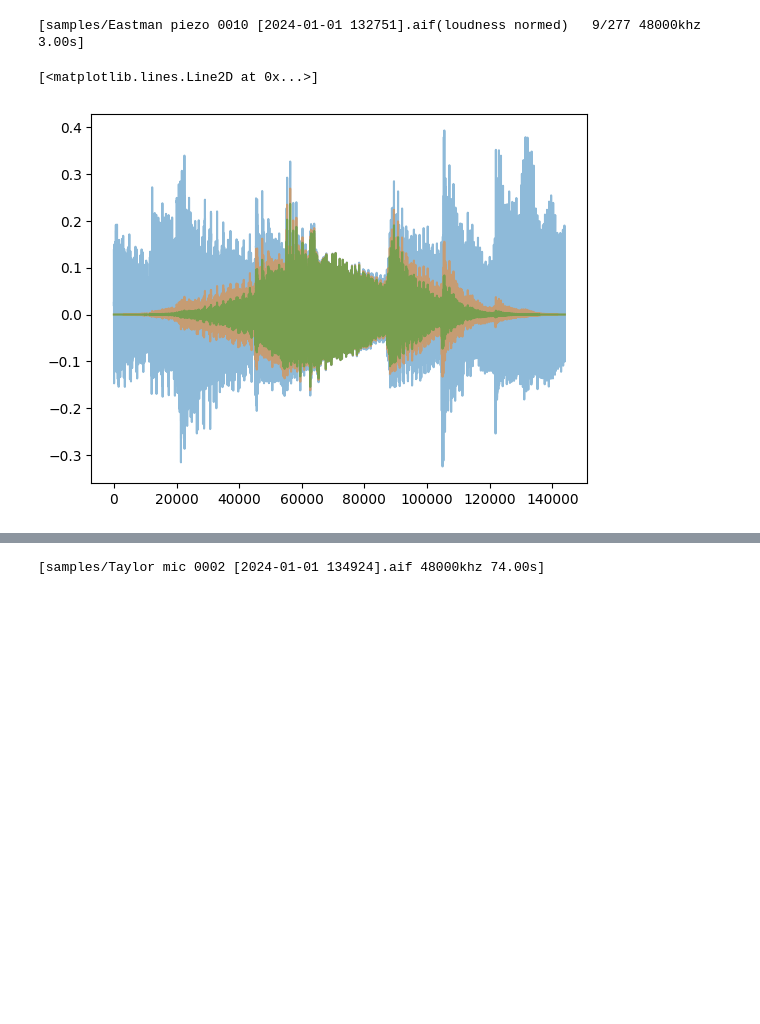
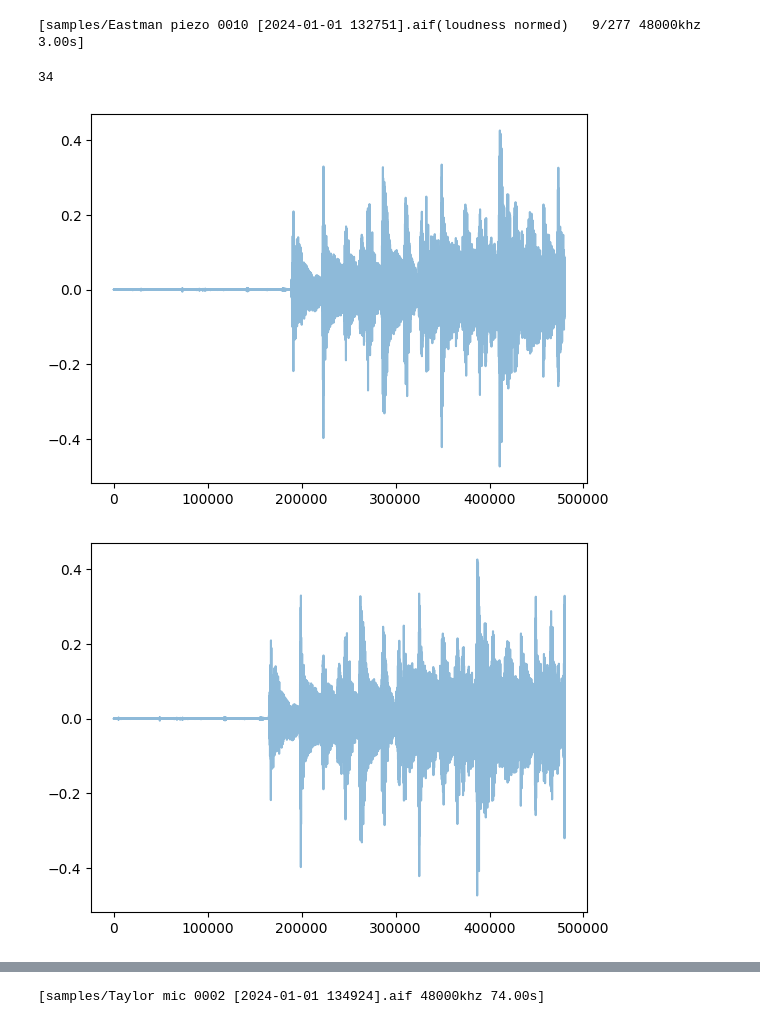
Before and after one commit to andrewwilson/impulseResponses, a Jupyter notebook: Analysis.ipynb, the cells around one changed output, grey strips where cells are left out. Drawn from its saved outputs; the diff is of its cells as text; code cells hidden in the pictures; blank space fills up the shorter version.

```diff
--- a/Analysis.ipynb
+++ b/Analysis.ipynb
@@ -208,10 +225,15 @@ slice = slices[8]
 slice
 # %% [output]
 [samples/Eastman piezo 0010 [2024-01-01 132751].aif(loudness normed)   9/277 48000khz 3.00s]
+# %%
+len(sample.slices(10, 0.81))
+# %% [output]
+34
 # %%
-plt.plot(slice.signal,alpha=0.5)
-plt.plot(slice.signal * np.blackman(len(slice.signal)), alpha=0.5)
-plt.plot(slice.signal * np.kaiser(len(slice.signal), 14), alpha=0.5)
+for slice in sample.slices(10, 0.95)[0:5]:
+    plt.plot(slice.signal,alpha=0.5)
+    #plt.plot(slice.signal * np.kaiser(len(slice.signal), 14), alpha=0.5)
+    plt.show()
 # %% [output]
-[<matplotlib.lines.Line2D at 0x...>]
-[figure, old version]
+[figure, new version]
+[figure, added]
```
Also changed, not shown: parts of 6 cells of this notebook.
